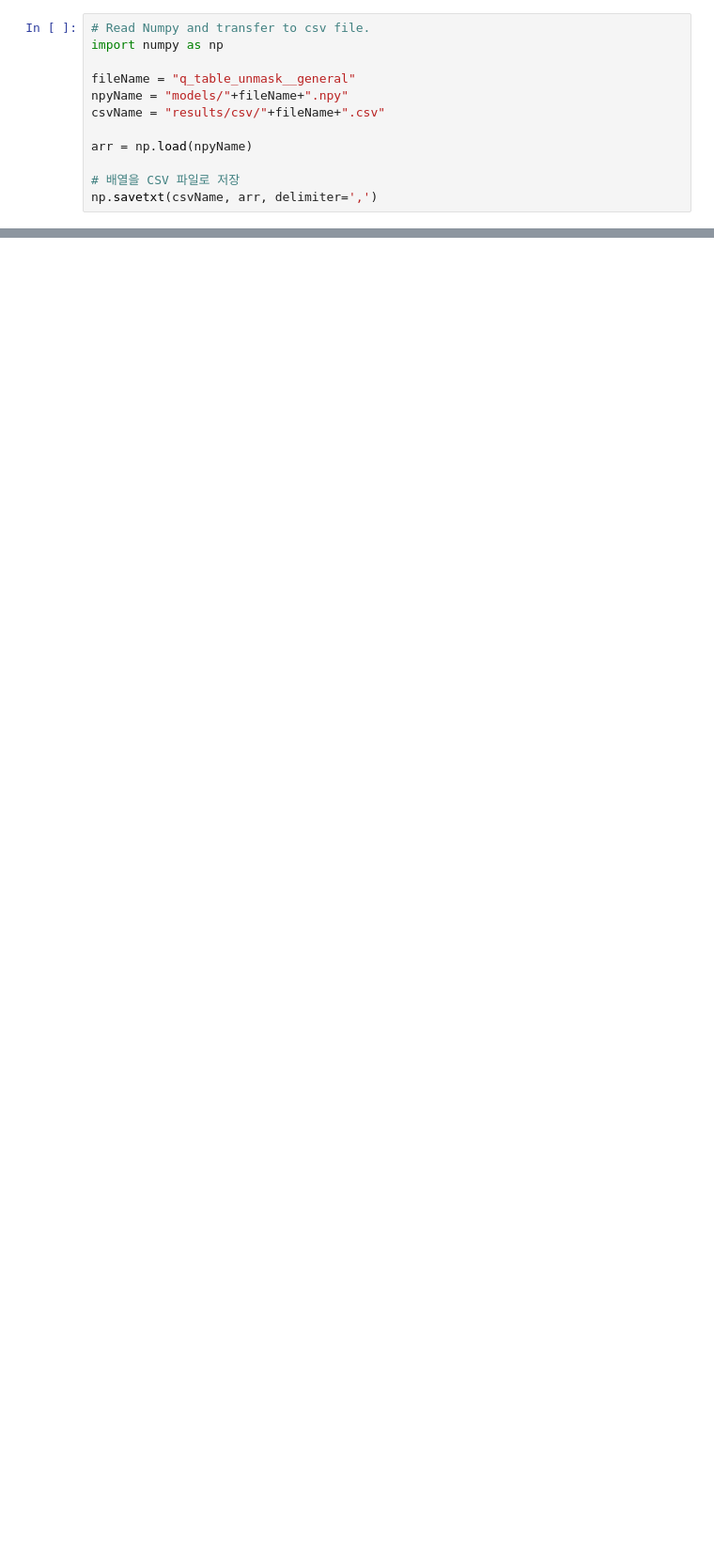
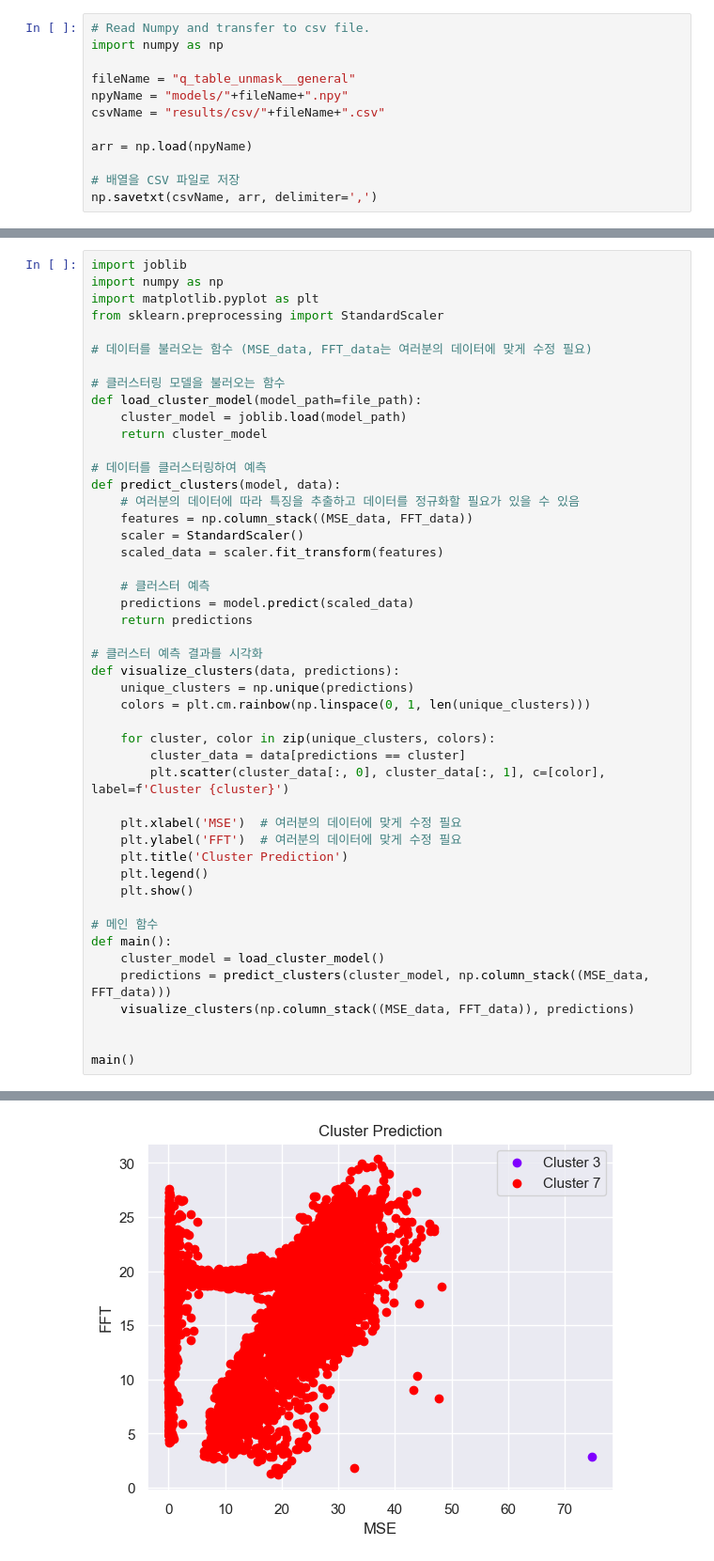
Before and after one commit to webb-c/FrameDrop-RL, a Jupyter notebook: plot.ipynb, the cells around one changed output, grey strips where cells are left out. Shown: that part at 94% size. Cells and saved outputs as stored; diff of their text form; blank space fills up the shorter version.

```diff
--- a/plot.ipynb
+++ b/plot.ipynb
@@ -368,0 +296,48 @@ UnpicklingError: invalid load key, '\x06'.
+# %%
+import joblib
+import numpy as np
+import matplotlib.pyplot as plt
+from sklearn.preprocessing import StandardScaler
+
+# 데이터를 불러오는 함수 (MSE_data, FFT_data는 여러분의 데이터에 맞게 수정 필요)
+
+# 클러스터링 모델을 불러오는 함수
+def load_cluster_model(model_path=file_path):
+    cluster_model = joblib.load(model_path)
+    return cluster_model
+
+# 데이터를 클러스터링하여 예측
+def predict_clusters(model, data):
+    # 여러분의 데이터에 따라 특징을 추출하고 데이터를 정규화할 필요가 있을 수 있음
+    features = np.column_stack((MSE_data, FFT_data))
+    scaler = StandardScaler()
+    scaled_data = scaler.fit_transform(features)
+
+    # 클러스터 예측
+    predictions = model.predict(scaled_data)
+    return predictions
+
+# 클러스터 예측 결과를 시각화
+def visualize_clusters(data, predictions):
+    unique_clusters = np.unique(predictions)
+    colors = plt.cm.rainbow(np.linspace(0, 1, len(unique_clusters)))
+
+    for cluster, color in zip(unique_clusters, colors):
+        cluster_data = data[predictions == cluster]
+        plt.scatter(cluster_data[:, 0], cluster_data[:, 1], c=[color], label=f'Cluster {cluster}')
+
+    plt.xlabel('MSE')  # 여러분의 데이터에 맞게 수정 필요
+    plt.ylabel('FFT')  # 여러분의 데이터에 맞게 수정 필요
+    plt.title('Cluster Prediction')
+    plt.legend()
+    plt.show()
+
+# 메인 함수
+def main():
+    cluster_model = load_cluster_model()
+    predictions = predict_clusters(cluster_model, np.column_stack((MSE_data, FFT_data)))
+    visualize_clusters(np.column_stack((MSE_data, FFT_data)), predictions)
+
+
+main()
+# %% [output]
@@ -368,0 +346 @@ UnpicklingError: invalid load key, '\x06'.
+[figure, added]
```
Also changed, not shown: parts of 15 cells of this notebook, 6 other files.
